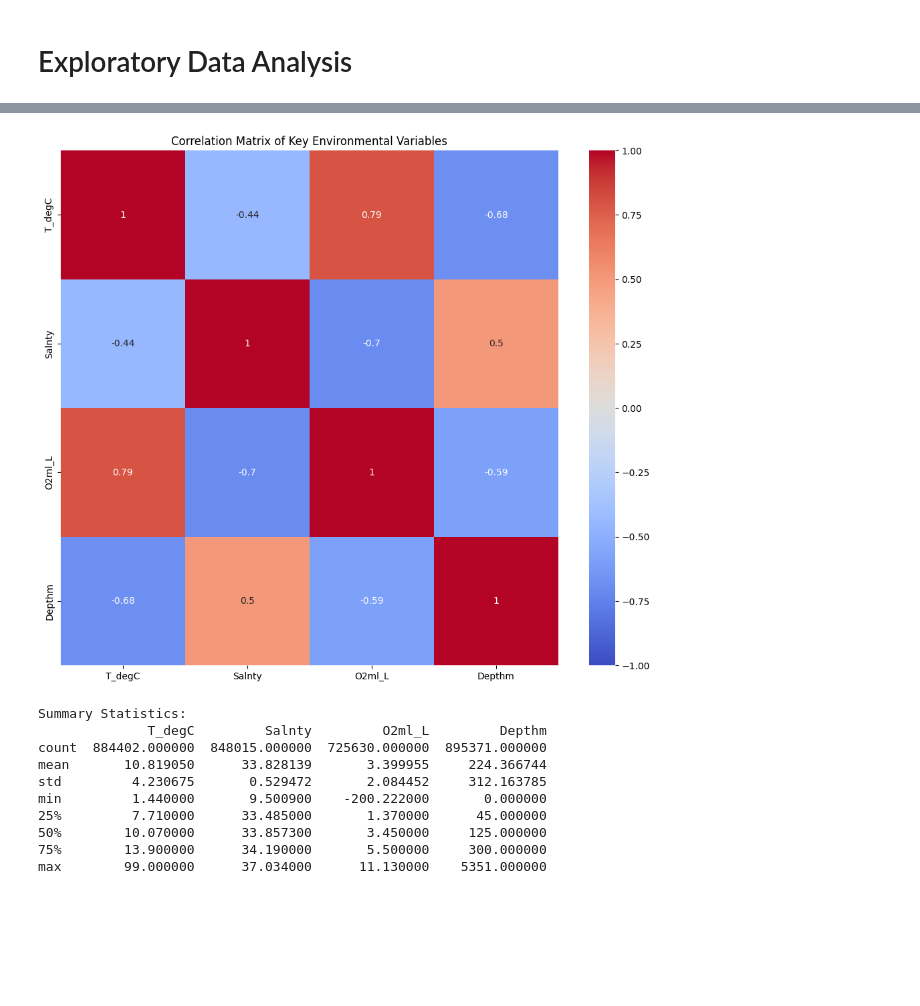
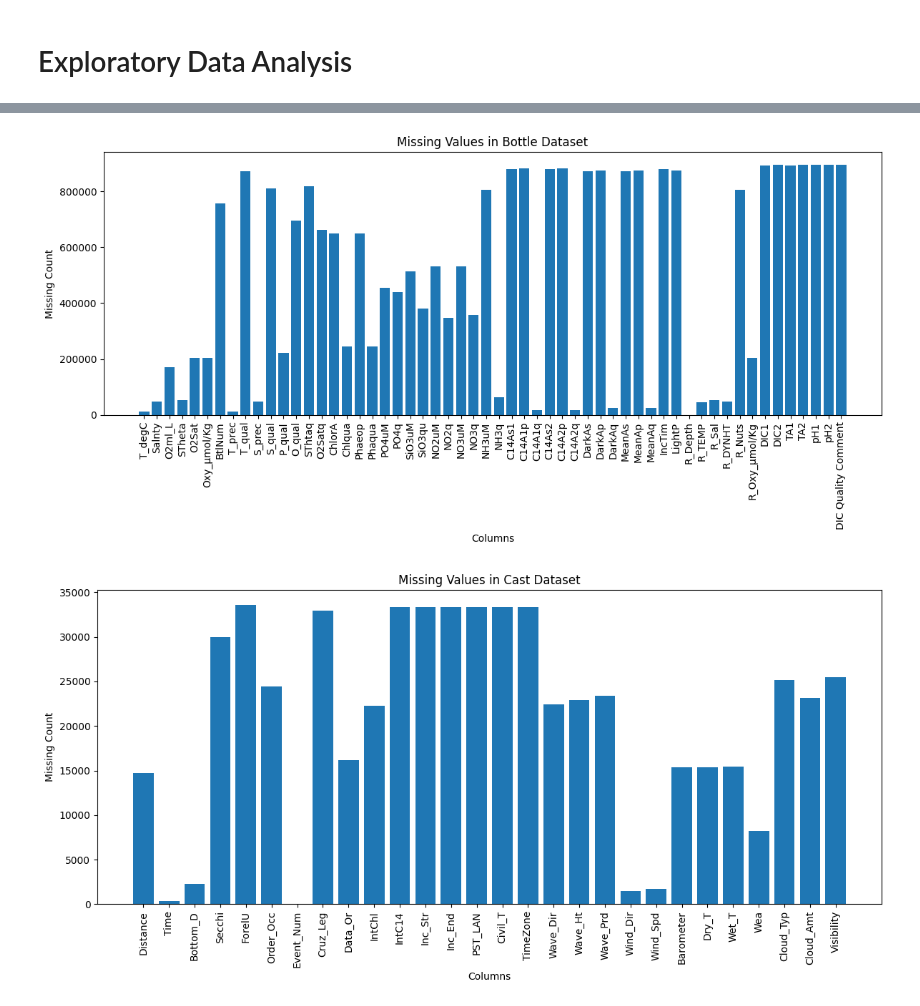
Before and after one commit to Drums180/Geoscientific_Analysis_Project, a Jupyter notebook: data_exploration.ipynb, the cells around one changed output, grey strips where cells are left out. Cells and saved outputs as stored; diff of their text form; code cells hidden in the pictures; blank space fills up the shorter version.

```diff
--- a/data_exploration.ipynb
+++ b/data_exploration.ipynb
@@ -37,23 +10,31 @@ for var in key_vars:
-# %%
-# Correlation matrix for environmental variables
-plt.figure(figsize=(12, 10))
-sns.heatmap(bottle_data[key_vars].corr(), annot=True, cmap='coolwarm', vmin=-1, vmax=1)
-plt.title('Correlation Matrix of Key Environmental Variables')
-plt.show()
-# %% [output]
-[figure, removed]
-# %%
-# Summary statistics
-print("Summary Statistics:")
-print(bottle_data[key_vars].describe())
-# %% [output]
-Summary Statistics:
-              T_degC         Salnty         O2ml_L         Depthm
-count  884402.000000  848015.000000  725630.000000  895371.000000
-mean       10.819050      33.828139       3.399955     224.366744
-std         4.230675       0.529472       2.084452     312.163785
-min         1.440000       9.500900    -200.222000       0.000000
-25%         7.710000      33.485000       1.370000      45.000000
-50%        10.070000      33.857300       3.450000     125.000000
-75%        13.900000      34.190000       5.500000     300.000000
-max        99.000000      37.034000      11.130000    5351.000000
+# %%
+# Create tables of missing values for each dataset
+bottle_missing = bottle_data.isnull().sum().reset_index()
+bottle_missing.columns = ['Column', 'Missing Count']
+bottle_missing = bottle_missing[bottle_missing['Missing Count'] > 0]
+
+cast_missing = cast_data.isnull().sum().reset_index()
+cast_missing.columns = ['Column', 'Missing Count']
+cast_missing = cast_missing[cast_missing['Missing Count'] > 0]
+
+# Plot bar graphs for missing values
+plt.figure(figsize=(12, 6))
+plt.bar(bottle_missing['Column'], bottle_missing['Missing Count'])
+plt.title('Missing Values in Bottle Dataset')
+plt.xlabel('Columns')
+plt.ylabel('Missing Count')
+plt.xticks(rotation=90)
+plt.tight_layout()
+plt.show()
+
+plt.figure(figsize=(12, 6))
+plt.bar(cast_missing['Column'], cast_missing['Missing Count'])
+plt.title('Missing Values in Cast Dataset')
+plt.xlabel('Columns')
+plt.ylabel('Missing Count')
+plt.xticks(rotation=90)
+plt.tight_layout()
+plt.show()
+# %% [output]
+[figure, added]
+[figure, added]
```
Also changed, not shown: parts of 5 cells of this notebook, 2 other files.
